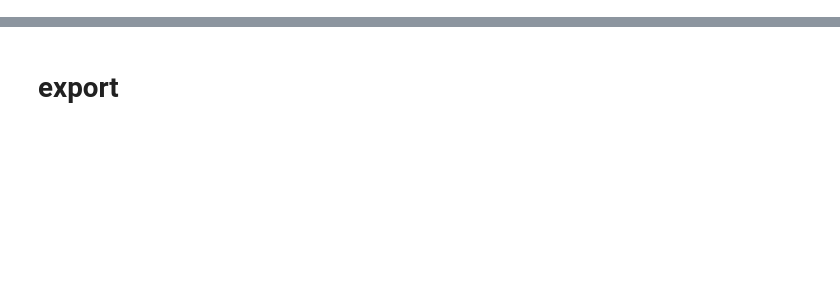
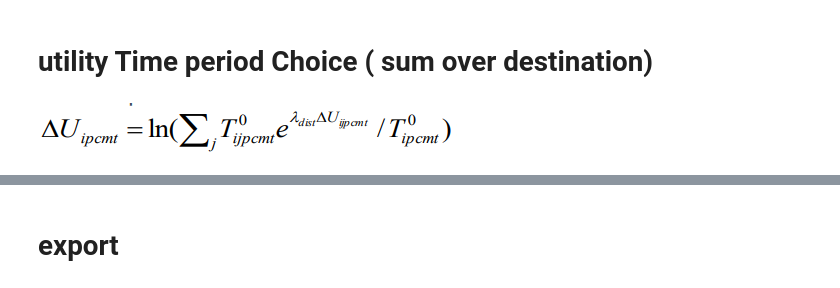
Before and after one commit to systragroup/quetzal_immense, a Jupyter notebook: notebooks/2_model/D10_demand_model.ipynb, the cells around one changed output, grey strips where cells are left out. Drawn from its saved outputs; the diff is of its cells as text; code cells hidden in the pictures; blank space fills up the shorter version.

```diff
--- a/notebooks/2_model/D10_demand_model.ipynb
+++ b/notebooks/2_model/D10_demand_model.ipynb
@@ -206,0 +234,7 @@ base_volumes = base_volumes.drop(columns=['o','d','pt_growth','car_growth'])
+# %% [markdown]
+#  utility Time period Choice ( sum over destination)
+# %%
+# utility single constraint# tout sauf segment 7
+Image(filename=input_folder +'base/images/utility_single_constrain.PNG')
+# %% [output]
+[figure, added]
```
Also changed, not shown: parts of 148 cells of this notebook, 1 other file.
